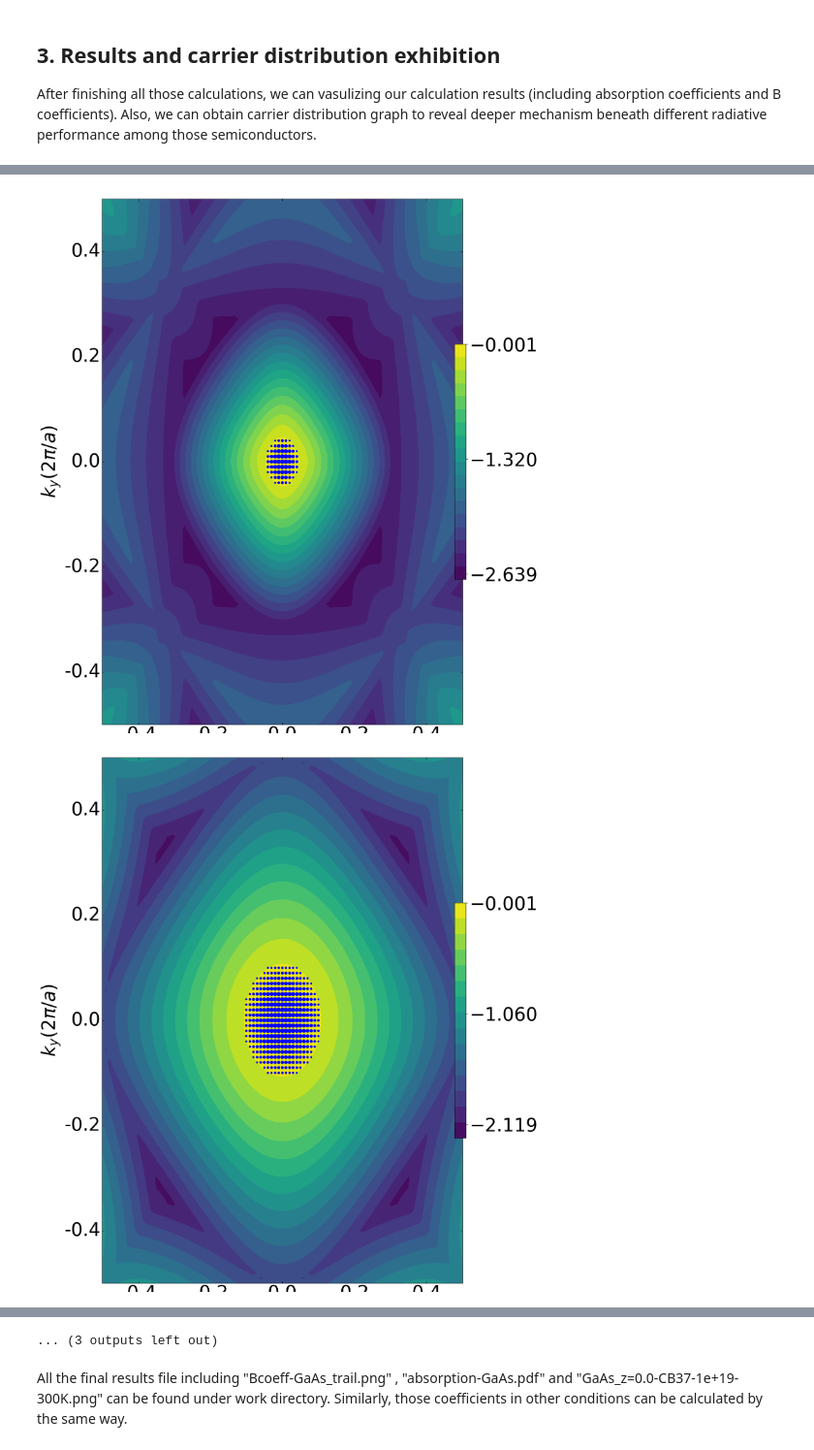
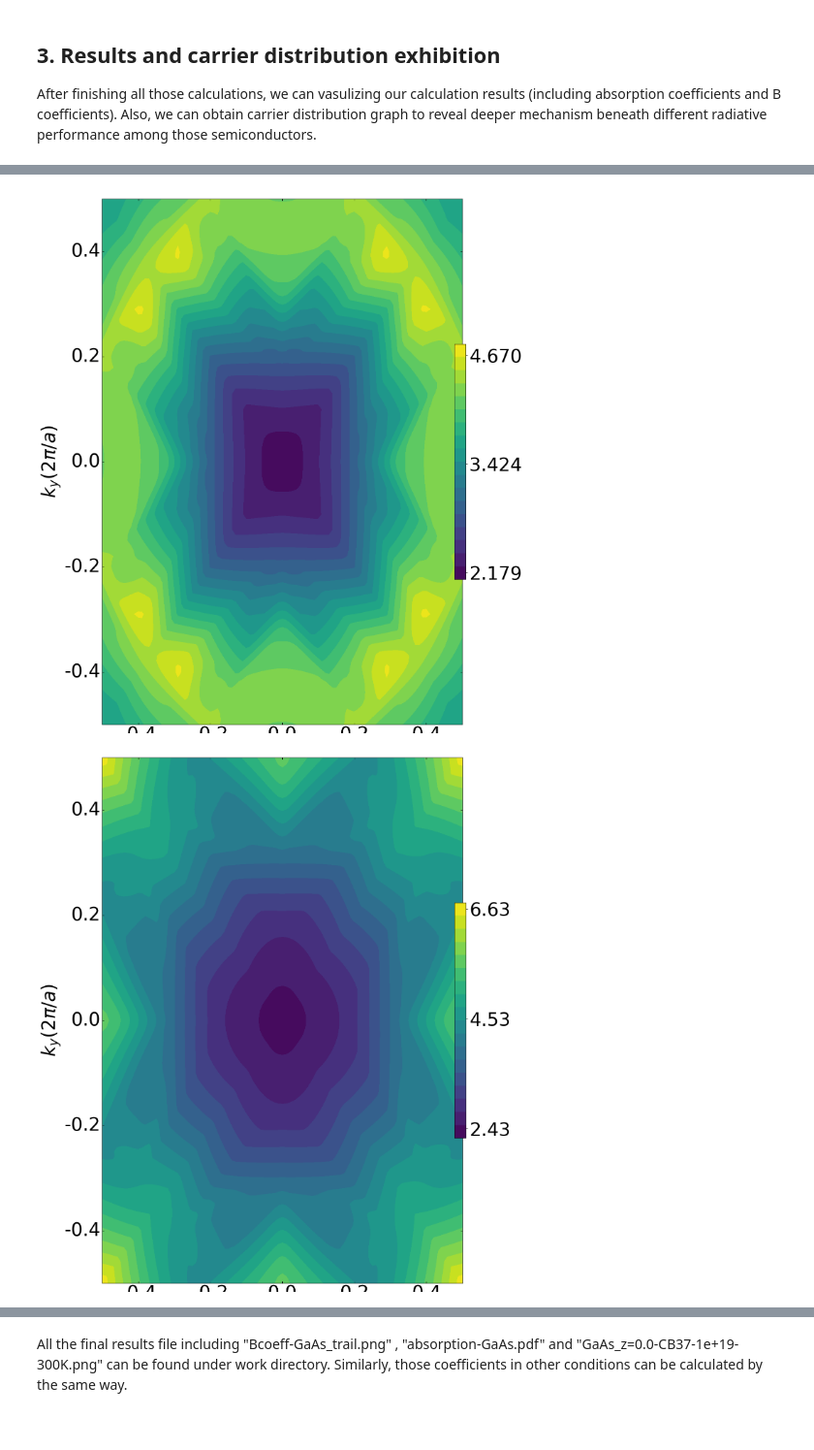
Before and after one commit to xsy1999/PyArc, a Jupyter notebook: PyArc_tutorial.ipynb, the cells around one changed output, grey strips where cells are left out. Shown at 97% size. Cells and saved outputs as stored; diff of their text form; code cells hidden in the pictures.

```diff
--- a/PyArc_tutorial.ipynb
+++ b/PyArc_tutorial.ipynb
@@ -72,8 +72,8 @@ path = './test_files/' #work path
 Vcell = 180 #primitive cell volume
 T = [300] #temperature for carrier distribution calculation
 D = [1E19] # carrier density for carrier distribution
-VB = [32, 33, 34, 35, 36] #valence bands for carrier distribution graph
-CB = [37, 38, 39, 40, 41] #conduction bands for carrier distribution graph
+VB = [35, 36] #valence bands for carrier distribution graph
+CB = [40, 41] #conduction bands for carrier distribution graph
 soc = False #wheter SOC
 direction = 'z' #slice direction for carrier distribution graph
 kpoints = [0.0] #k points for slice
@@ -98,2 +98,2 @@ Figure.plot_k_slice(direction, kpoints, Vcell, T, D, VB, CB, soc, start_band) #t
-[figure, old version]
+[figure, new version]
-[figure, old version]
+[figure, new version]
@@ -103,4 +100,3 @@ Figure.plot_k_slice(direction, kpoints, Vcell, T, D, VB, CB, soc, start_band) #t
-... (3 outputs left out)
 # %% [markdown]
 All the final results file including "Bcoeff-GaAs_trail.png" , "absorption-GaAs.pdf" and "GaAs_z=0.0-CB37-1e+19-300K.png" can be found under work directory.
 Similarly, those coefficients in other conditions can be calculated by the same way.
```
Also changed, not shown: parts of 1 cell of this notebook.
